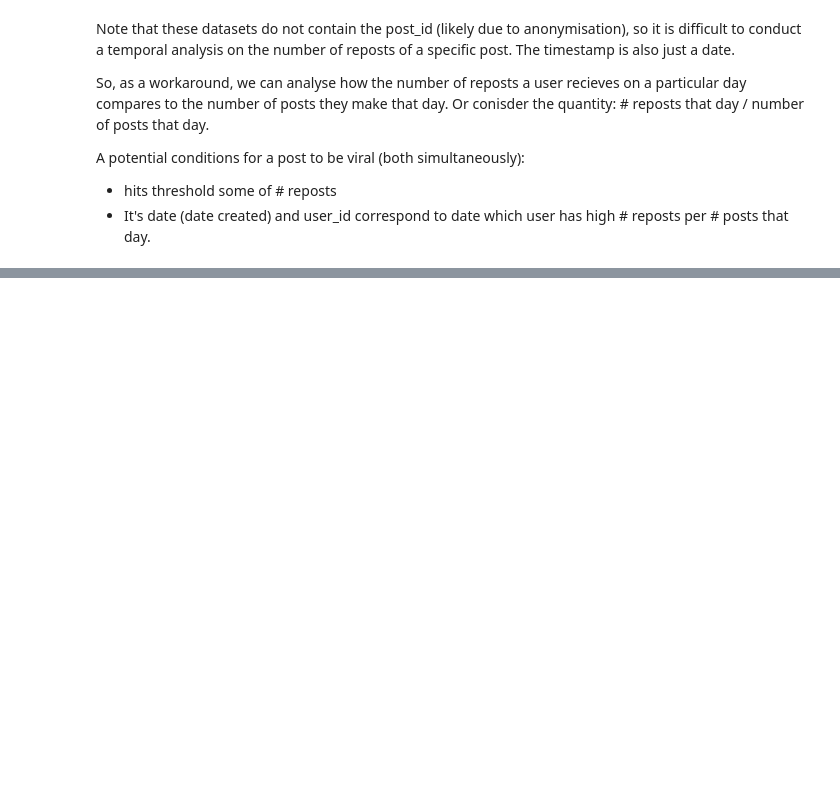
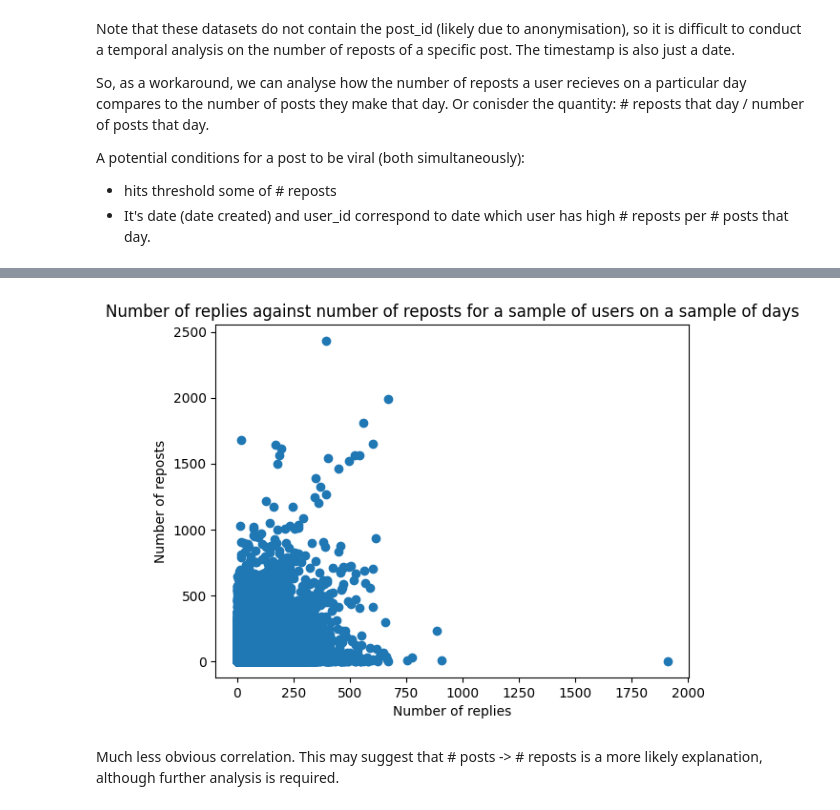
Before and after one commit to AravRaja/virality-analysis-datascience, a Jupyter notebook: notebooks/identifying_virality_metrics.ipynb, the cells around one changed output, grey strips where cells are left out. Saved outputs shown, nothing was run; the diff lists cells and outputs as text; code cells hidden in the pictures; blank space fills up the shorter version.

```diff
--- a/notebooks/identifying_virality_metrics.ipynb
+++ b/notebooks/identifying_virality_metrics.ipynb
@@ -227,0 +407,11 @@ A potential conditions for a post to be viral (both simultaneously):
+# %%
+# Plot Number of posts created against number of reposts for (user, date)
+plt.scatter(reposts_against_replies_user_date["num_replies"], reposts_against_replies_user_date["num_reposts"])
+plt.xlabel("Number of replies")
+plt.ylabel("Number of reposts")
+plt.title("Number of replies against number of reposts for a sample of users on a sample of days")
+plt.show()
+# %% [output]
+[figure, added]
+# %% [markdown]
+Much less obvious correlation. This may suggest that # posts -> # reposts is a more likely explanation, although further analysis is required.
```
Also changed, not shown: parts of 14 cells of this notebook.
